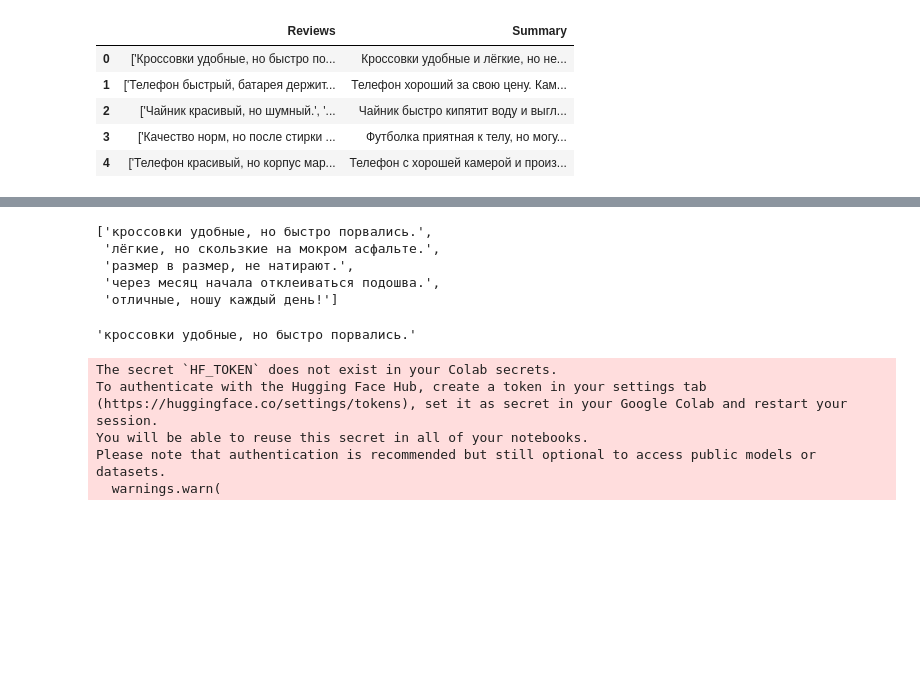
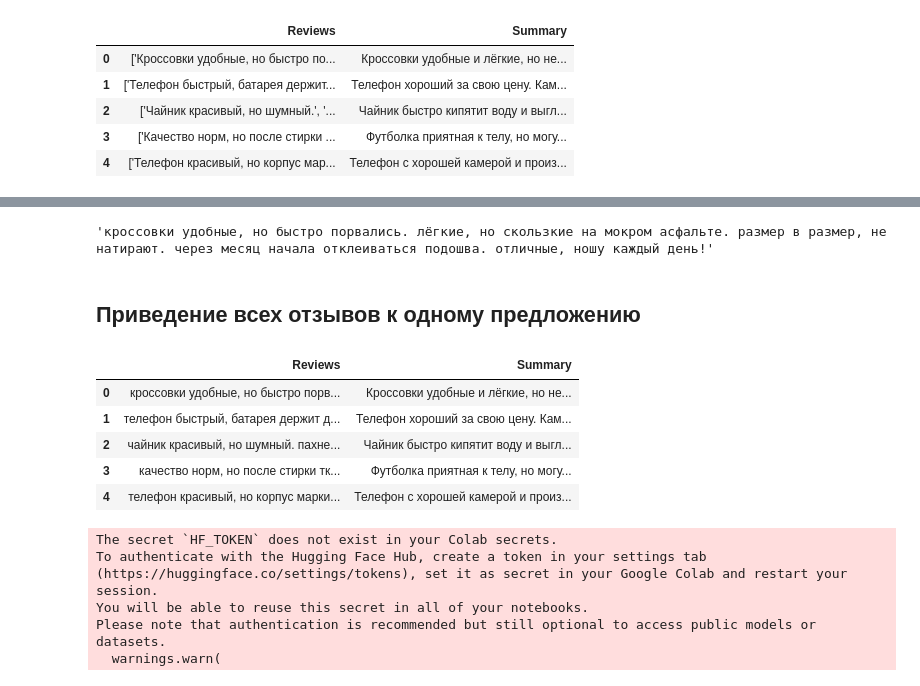
Before and after one commit to Garinelli/ReviewAI, a Jupyter notebook: src/ml/NN/vectorized_tansformer.ipynb, the cells around one changed output, grey strips where cells are left out. Saved outputs shown, nothing was run; the diff lists cells and outputs as text; code cells hidden in the pictures; blank space fills up the shorter version.

```diff
--- a/src/ml/NN/vectorized_tansformer.ipynb
+++ b/src/ml/NN/vectorized_tansformer.ipynb
@@ -49,14 +57,7 @@ df.head()
 # %%
 df["Reviews"] = df["Reviews"].apply(lambda x: " ".join(eval(x)).lower())
-df["Reviews"] = df["Reviews"].apply(lambda x: sent_tokenize(x))
 df['Reviews'][0]
 # %% [output]
-['кроссовки удобные, но быстро порвались.',
- 'лёгкие, но скользкие на мокром асфальте.',
- 'размер в размер, не натирают.',
- 'через месяц начала отклеиваться подошва.',
- 'отличные, ношу каждый день!']
+'кроссовки удобные, но быстро порвались. лёгкие, но скользкие на мокром асфальте. размер в размер, не натирают. через месяц начала отклеиваться подошва. отличные, ношу каждый день!'
-# %%
-df['Reviews'][0][0]
-# %% [output]
-'кроссовки удобные, но быстро порвались.'
+# %% [markdown]
+## Приведение всех отзывов к одному предложению
@@ -63,3 +66,12 @@ df['Reviews'][0][0]
+# %%
+df.head()
+# %% [output]
+|  | Reviews | Summary |
+| 0 | кроссовки удобные, но быстро порв... | Кроссовки удобные и лёгкие, но не... |
+| 1 | телефон быстрый, батарея держит д... | Телефон хороший за свою цену. Кам... |
+| 2 | чайник красивый, но шумный. пахне... | Чайник быстро кипятит воду и выгл... |
+| 3 | качество норм, но после стирки тк... | Футболка приятная к телу, но могу... |
+| 4 | телефон красивый, но корпус марки... | Телефон с хорошей камерой и произ... |
 # %%
 from sentence_transformers import SentenceTransformer
 # %%
```
Also changed, not shown: parts of 10 cells of this notebook, 2 other files.
